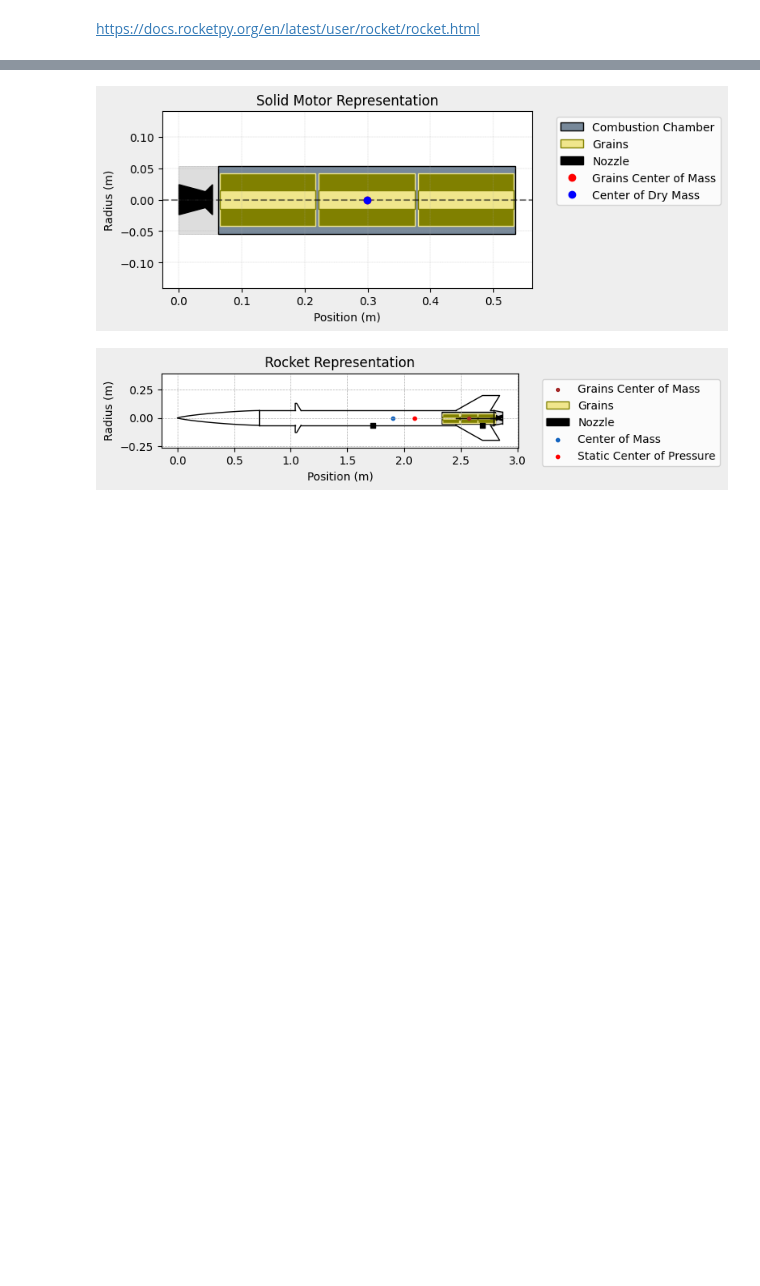
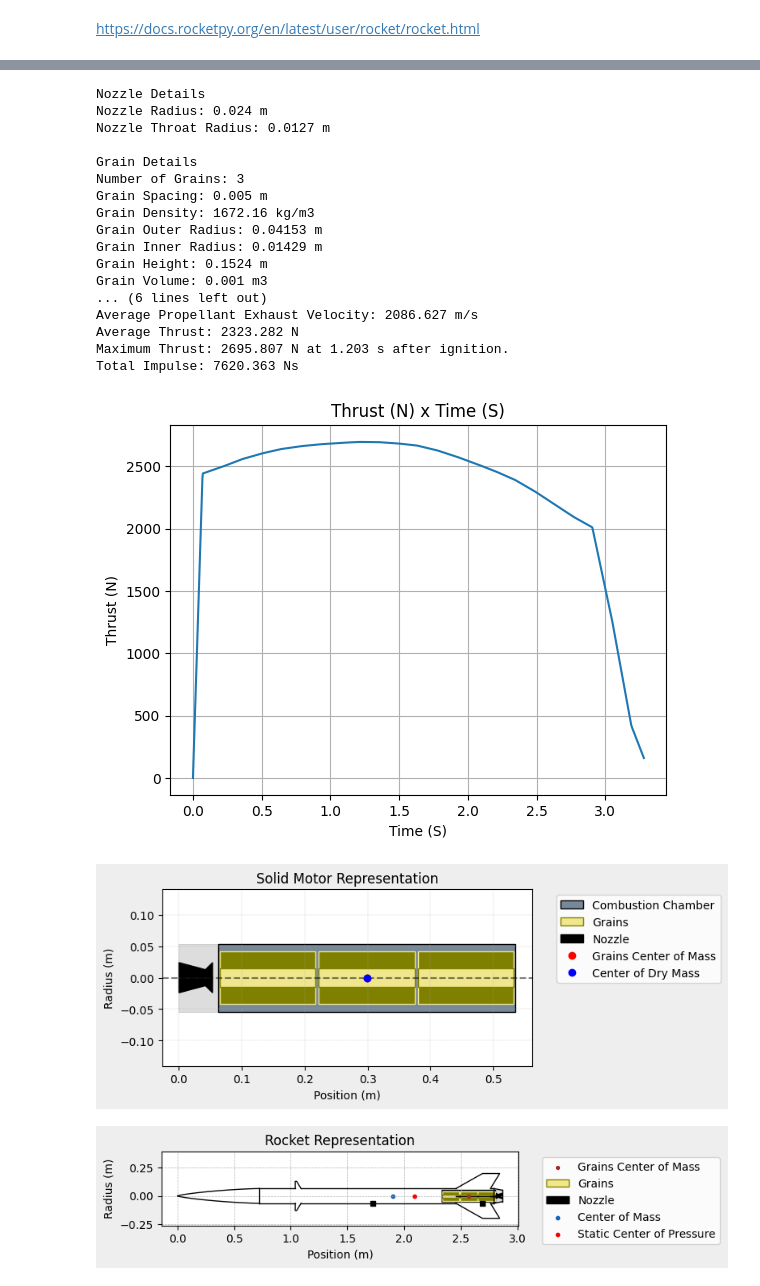
Before and after one commit to liquid-rocketry-illinois/FV-Controls, a Jupyter notebook: rockets/Control Freak/Rocketpy/rocketpy.ipynb, the cells around one changed output, grey strips where cells are left out. Drawn from its saved outputs; the diff is of its cells as text; code cells hidden in the pictures; blank space fills up the shorter version.

```diff
--- a/rockets/Control Freak/Rocketpy/rocketpy.ipynb
+++ b/rockets/Control Freak/Rocketpy/rocketpy.ipynb
@@ -136,6 +129,27 @@ motor = rocketpy.SolidMotor(
     burn_time= 3.28,
     throat_radius=0.0127,
     coordinate_system_orientation="nozzle_to_combustion_chamber",)
+# %%
+motor.info()
+# %% [output]
+Nozzle Details
+Nozzle Radius: 0.024 m
+Nozzle Throat Radius: 0.0127 m
+
+Grain Details
+Number of Grains: 3
+Grain Spacing: 0.005 m
+Grain Density: 1672.16 kg/m3
+Grain Outer Radius: 0.04153 m
+Grain Inner Radius: 0.01429 m
+Grain Height: 0.1524 m
+Grain Volume: 0.001 m3
+... (6 lines left out)
+Average Propellant Exhaust Velocity: 2086.627 m/s
+Average Thrust: 2323.282 N
+Maximum Thrust: 2695.807 N at 1.203 s after ignition.
+Total Impulse: 7620.363 Ns
+[figure, added]
 # %%
 motor.draw()
 Control_Freak.add_motor(motor, position=2.870) #m from nose tip
```
Also changed, not shown: parts of 6 cells of this notebook, 1 other file.
